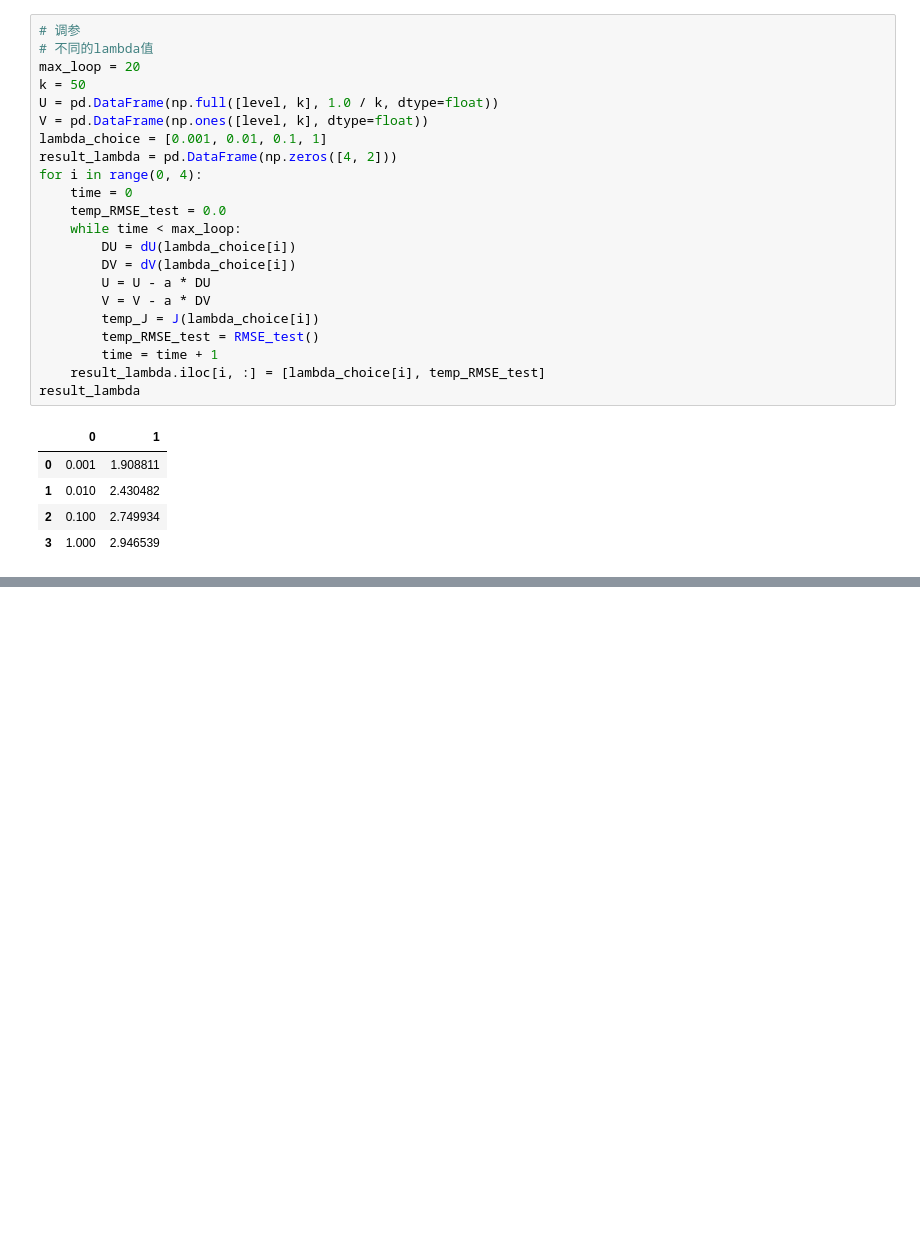
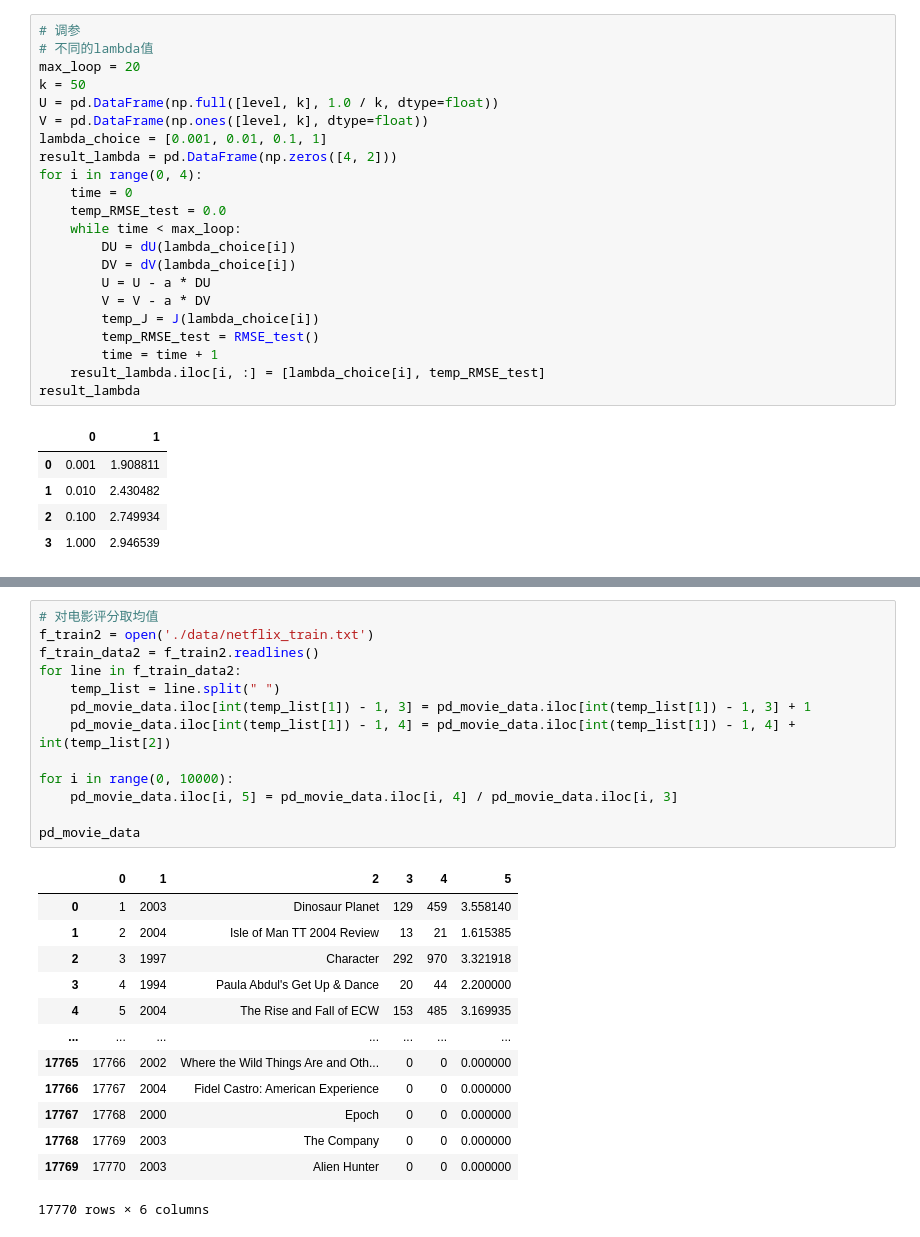
Before and after one commit to greengrassteam/BDA_PersonalizedRecommendation, a Jupyter notebook: main.ipynb, the cells around one changed output, grey strips where cells are left out. Saved outputs shown, nothing was run; the diff lists cells and outputs as text; blank space fills up the shorter version.

```diff
--- a/main.ipynb
+++ b/main.ipynb
@@ -564,0 +601,27 @@ result_lambda
+# %%
+# 对电影评分取均值
+f_train2 = open('./data/netflix_train.txt')
+f_train_data2 = f_train2.readlines()
+for line in f_train_data2:
+    temp_list = line.split(" ")
+    pd_movie_data.iloc[int(temp_list[1]) - 1, 3] = pd_movie_data.iloc[int(temp_list[1]) - 1, 3] + 1
+    pd_movie_data.iloc[int(temp_list[1]) - 1, 4] = pd_movie_data.iloc[int(temp_list[1]) - 1, 4] + int(temp_list[2])
+
+for i in range(0, 10000):
+    pd_movie_data.iloc[i, 5] = pd_movie_data.iloc[i, 4] / pd_movie_data.iloc[i, 3]
+
+pd_movie_data
+# %% [output]
+|  | 0 | 1 | 2 | 3 | 4 | 5 |
+| 0 | 1 | 2003 | Dinosaur Planet | 129 | 459 | 3.558140 |
+| 1 | 2 | 2004 | Isle of Man TT 2004 Review | 13 | 21 | 1.615385 |
+| 2 | 3 | 1997 | Character | 292 | 970 | 3.321918 |
+| 3 | 4 | 1994 | Paula Abdul's Get Up & Dance | 20 | 44 | 2.200000 |
+| 4 | 5 | 2004 | The Rise and Fall of ECW | 153 | 485 | 3.169935 |
+| ... | ... | ... | ... | ... | ... | ... |
+| 17765 | 17766 | 2002 | Where the Wild Things Are and Oth... | 0 | 0 | 0.000000 |
+| 17766 | 17767 | 2004 | Fidel Castro: American Experience | 0 | 0 | 0.000000 |
+| 17767 | 17768 | 2000 | Epoch | 0 | 0 | 0.000000 |
+| 17768 | 17769 | 2003 | The Company | 0 | 0 | 0.000000 |
+| 17769 | 17770 | 2003 | Alien Hunter | 0 | 0 | 0.000000 |
+17770 rows × 6 columns
```
Also changed, not shown: parts of 11 cells of this notebook, 1 other file.
